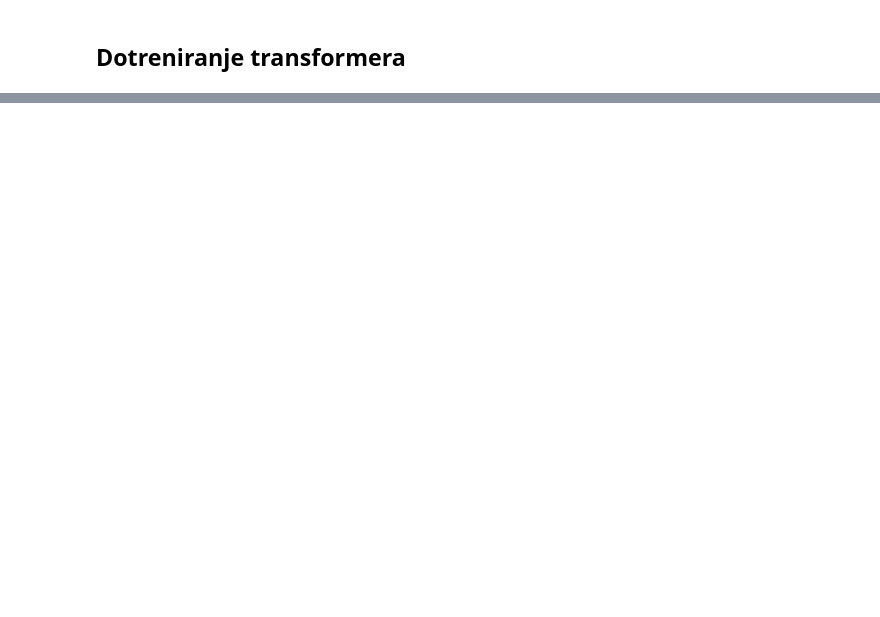
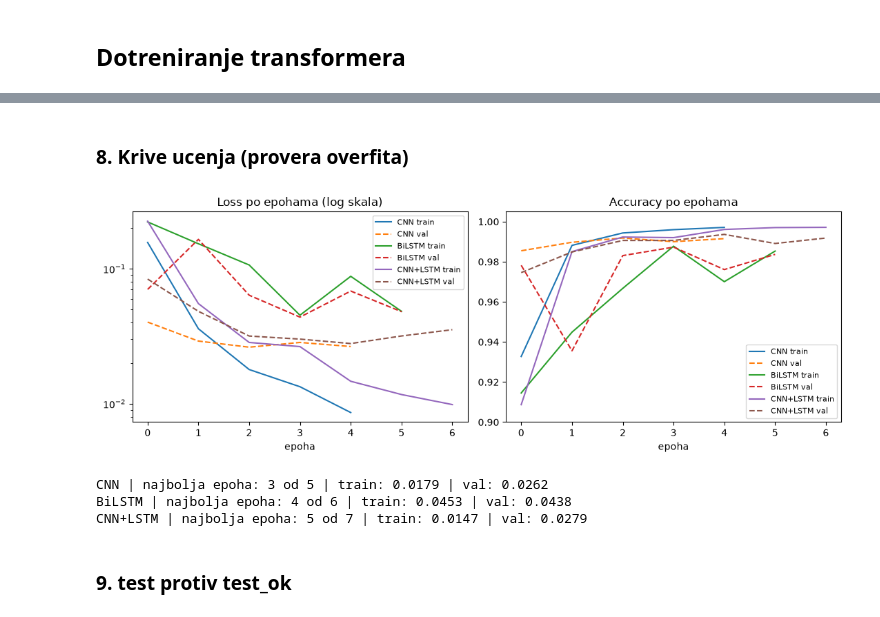
Before and after one commit to BogBogdan/fake-news-matf-masinsko-u-enje-projekat-2026, a Jupyter notebook: program.ipynb, the cells around one changed output, grey strips where cells are left out. Cells and saved outputs as stored; diff of their text form; code cells hidden in the pictures; blank space fills up the shorter version.

```diff
--- a/program.ipynb
+++ b/program.ipynb
@@ -71,7 +365,7 @@ from tensorflow.keras.preprocessing.sequence import pad_sequences
 from sklearn.model_selection import train_test_split
 
 
-X_train, X_test, y_train, y_test = train_test_split(df.subject, df.label, stratify = df.label, random_state=42)
+X_train, X_test, y_train, y_test = train_test_split(df.text_ok, df.label, stratify = df.label, random_state=42)
 
 tok = Tokenizer(num_words = 3000, oov_token = "<OOV>")
 
@@ -116,0 +457,5 @@ hist = cnn.fit(Xtre, y_train, validation_split=0.1, epochs=10, batch_size=64, ca
+# %%
+es_hibrid = EarlyStopping(monitor="val_loss", patience=2, restore_best_weights=True)
+
+hist_hibrid = hibrid.fit(Xtre, y_train, validation_split=0.1,
+                         epochs=10, batch_size=64, callbacks=[es_hibrid])
@@ -131,0 +572,6 @@ args = TrainingArguments(
+# %%
+from tensorflow.keras.callbacks import EarlyStopping
+
+es_lstm = EarlyStopping(monitor="val_loss", patience=2, restore_best_weights=True)
+hist_lstm = lstm.fit(Xtre, y_train, validation_split=0.1,
+                     epochs=10, batch_size=64, callbacks=[es_lstm])
@@ -131,0 +728,39 @@ args = TrainingArguments(
+# %% [markdown]
+### 8. Krive ucenja (provera overfita)
+# %%
+istorije = {"CNN": hist, "BiLSTM": hist_lstm, "CNN+LSTM": hist_hibrid}
+
+fig, axes = plt.subplots(1, 2, figsize=(11, 4))
+for naziv, h in istorije.items():
+    axes[0].plot(h.history["loss"], label=naziv + " train")
+    axes[0].plot(h.history["val_loss"], "--", label=naziv + " val")
+    axes[1].plot(h.history["accuracy"], label=naziv + " train")
+    axes[1].plot(h.history["val_accuracy"], "--", label=naziv + " val")
+
+axes[0].set_yscale("log")
+axes[0].set_title("Loss po epohama (log skala)")
+axes[0].set_xlabel("epoha")
+axes[0].legend(fontsize=8)
+axes[1].set_ylim(0.9, 1.005)
+axes[1].set_title("Accuracy po epohama")
+axes[1].set_xlabel("epoha")
+axes[1].legend(fontsize=8)
+plt.tight_layout()
+plt.show()
+
+for naziv, h in istorije.items():
+    vl = h.history["val_loss"]
+    tl = h.history["loss"]
+    naj = int(np.argmin(vl))
+
+    print(naziv,
+          "| najbolja epoha:", naj + 1, "od", len(vl),
+          "| train:", round(tl[naj], 4),
+          "| val:", round(vl[naj], 4))
+# %% [output]
+[figure, added]
+CNN | najbolja epoha: 3 od 5 | train: 0.0179 | val: 0.0262
+BiLSTM | najbolja epoha: 4 od 6 | train: 0.0453 | val: 0.0438
+CNN+LSTM | najbolja epoha: 5 od 7 | train: 0.0147 | val: 0.0279
+# %% [markdown]
+### 9. test protiv test_ok
```
Also changed, not shown: parts of 41 cells of this notebook, 3 other files.
